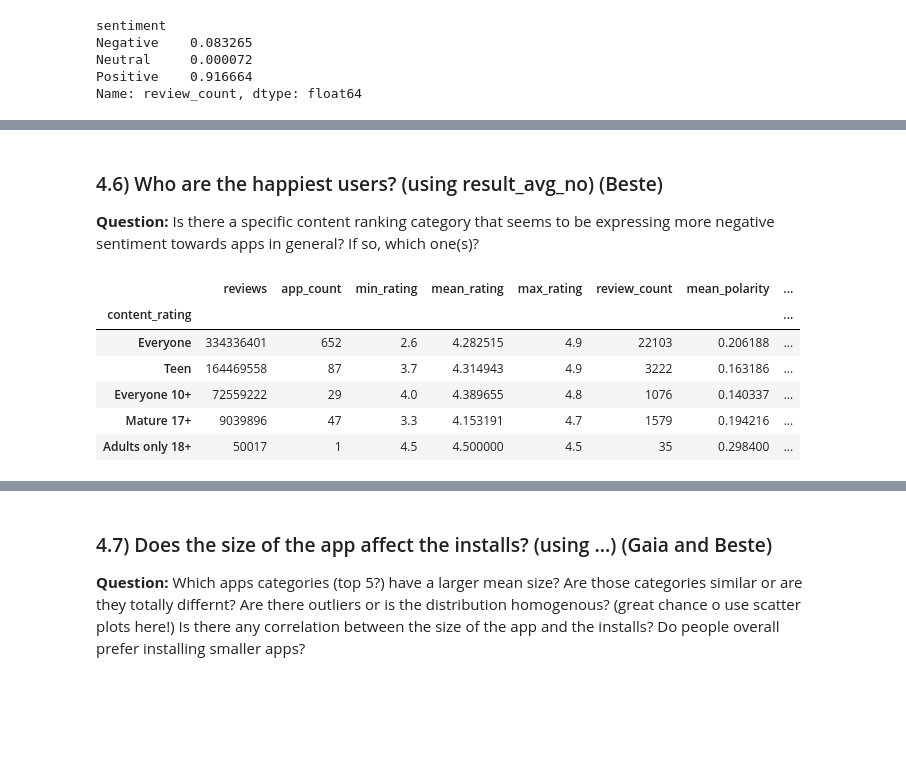
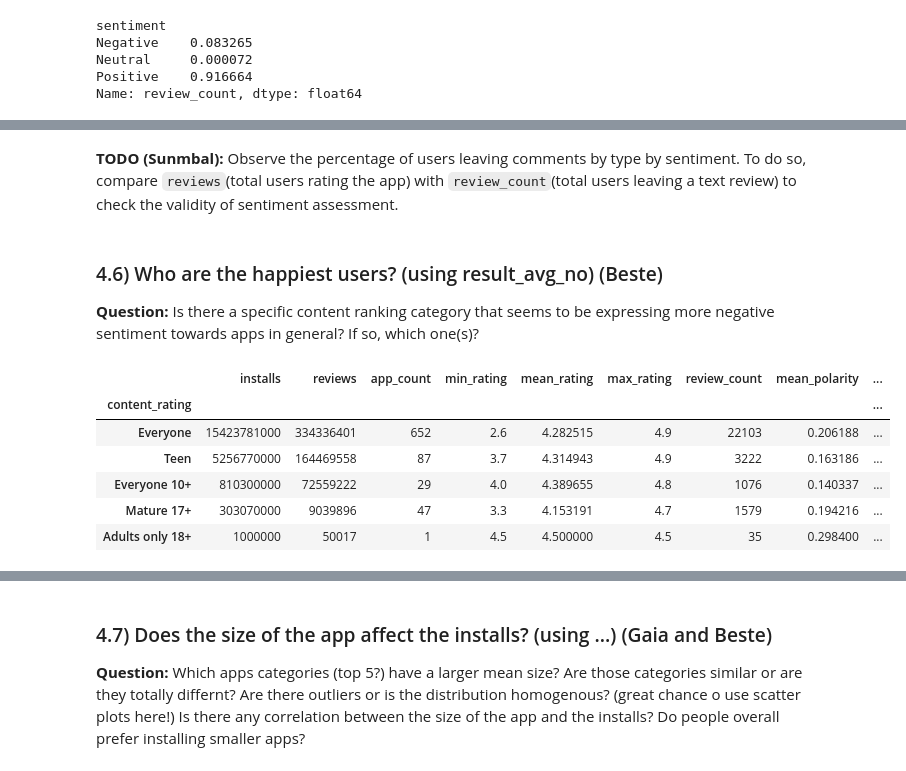
Before and after one commit to GOliviero92/Google-Apps-Analysis, a Jupyter notebook: data_analysis.ipynb, the cells around one changed output, grey strips where cells are left out. Saved outputs shown, nothing was run; the diff lists cells and outputs as text; code cells hidden in the pictures; blank space fills up the shorter version.

```diff
--- a/data_analysis.ipynb
+++ b/data_analysis.ipynb
@@ -552,0 +579,2 @@ __TODO (Sunmbal):__ Observe the percentage of users leaving comments by type by
+# %% [markdown]
+__TODO (Sunmbal):__ Observe the percentage of users leaving comments by type by sentiment. To do so, compare `reviews`(total users rating the app) with `review_count`(total users leaving a text review) to check the validity of sentiment assessment.
@@ -557,30 +587,32 @@ __Question:__ Is there a specific content ranking category that seems to be expr
 # %%
 # reviews (total rating votes) and review counts (total text reviews)
 df_cr = result_avg_no.groupby(['content_rating'])['reviews','review_count'].sum()
 
-# min, max and mean rating and rating count
+# min, max and mean rating, rating count and total installs
+df_cr.insert(loc=0, column='installs',
+             value=result_avg.groupby(['content_rating'])['installs'].sum().values.reshape([5]))
 df_cr.insert(loc=(df_cr.columns.get_loc('review_count')), column='app_count',
              value=result_avg.groupby(['content_rating'])['rating'].count().values.reshape([5]))
 df_cr.insert(loc=(df_cr.columns.get_loc('review_count')), column='min_rating',
              value=result_avg.groupby(['content_rating'])['rating'].min().values.reshape([5]))
 df_cr.insert(loc=(df_cr.columns.get_loc('review_count')), column='mean_rating',
              value=result_avg.groupby(['content_rating'])['rating'].mean().values.reshape([5]))
 df_cr.insert(loc=(df_cr.columns.get_loc('review_count')), column='max_rating',
              value=result_avg.groupby(['content_rating'])['rating'].max().values.reshape([5]))
 
 # mean sentiment_polarity and sentiment
 df_cr.insert(loc=len(df_cr.columns), column='mean_polarity',
              value=result_avg.groupby(['content_rating'])['sentiment_polarity'].mean().values.reshape([5]))
 df_cr.insert(loc=len(df_cr.columns), column='sentiment',
              value=(np.where(df_cr.mean_polarity > 0,"Positive",
                              np.where(df_cr.mean_polarity < 0, "Negative", "Neutral"))))
 
 df_cr.sort_values('reviews',ascending=False)
 # %% [output]
-|  | reviews | app_count | min_rating | mean_rating | max_rating | review_count | mean_polarity | ... |
-| content_rating |  |  |  |  |  |  |  | ... |
-| Everyone | 334336401 | 652 | 2.6 | 4.282515 | 4.9 | 22103 | 0.206188 | ... |
-| Teen | 164469558 | 87 | 3.7 | 4.314943 | 4.9 | 3222 | 0.163186 | ... |
-| Everyone 10+ | 72559222 | 29 | 4.0 | 4.389655 | 4.8 | 1076 | 0.140337 | ... |
-| Mature 17+ | 9039896 | 47 | 3.3 | 4.153191 | 4.7 | 1579 | 0.194216 | ... |
-| Adults only 18+ | 50017 | 1 | 4.5 | 4.500000 | 4.5 | 35 | 0.298400 | ... |
+|  | installs | reviews | app_count | min_rating | mean_rating | max_rating | review_count | mean_polarity | ... |
+| content_rating |  |  |  |  |  |  |  |  | ... |
+| Everyone | 15423781000 | 334336401 | 652 | 2.6 | 4.282515 | 4.9 | 22103 | 0.206188 | ... |
+| Teen | 5256770000 | 164469558 | 87 | 3.7 | 4.314943 | 4.9 | 3222 | 0.163186 | ... |
+| Everyone 10+ | 810300000 | 72559222 | 29 | 4.0 | 4.389655 | 4.8 | 1076 | 0.140337 | ... |
+| Mature 17+ | 303070000 | 9039896 | 47 | 3.3 | 4.153191 | 4.7 | 1579 | 0.194216 | ... |
+| Adults only 18+ | 1000000 | 50017 | 1 | 4.5 | 4.500000 | 4.5 | 35 | 0.298400 | ... |
```
Also changed, not shown: parts of 68 cells of this notebook.
